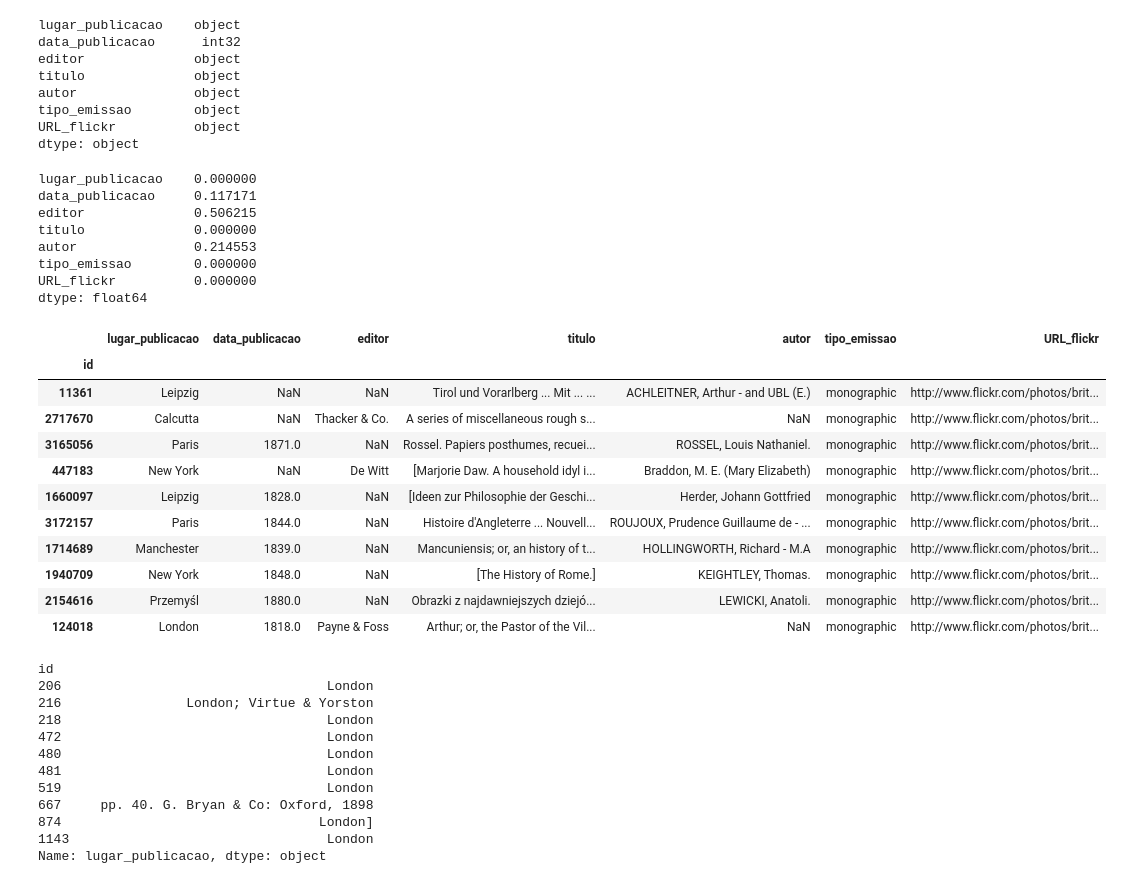
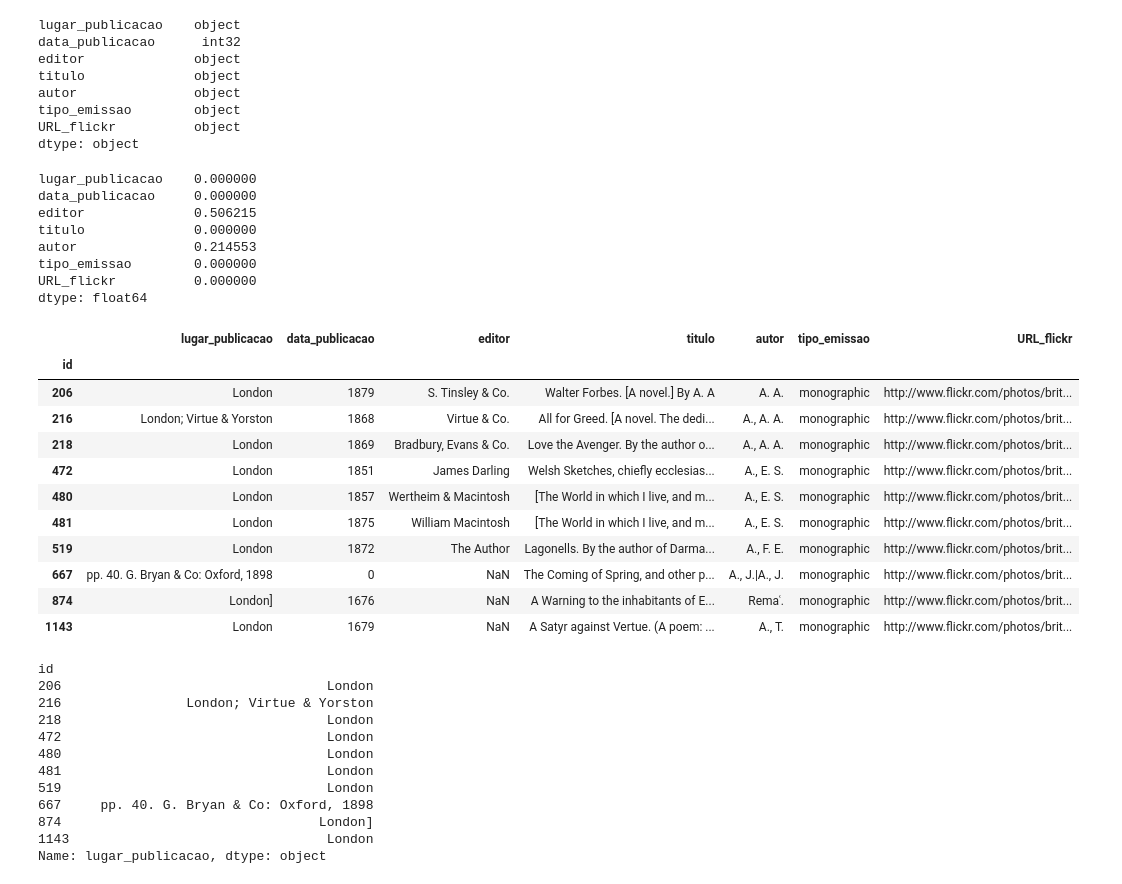
Before and after one commit to daianeuk/python-trn, a Jupyter notebook: pythonic-data-cleaning.ipynb, the cells around one changed output. Drawn from its saved outputs; the diff is of its cells as text; code cells hidden in the pictures.

```diff
--- a/pythonic-data-cleaning.ipynb
+++ b/pythonic-data-cleaning.ipynb
@@ -174,5 +174,5 @@ AttributeError: module 'pandas' has no attribute 'to_int'
 # %%
-dataframe_images_book = dataframe_images_book.fillna(0)
+dataframe_images_book['data_publicacao'] = dataframe_images_book['data_publicacao'].fillna(0)
 # %%
 dicio_conversao = {'data_publicacao': int}
 
@@ -191,7 +191,7 @@ dtype: object
 dataframe_images_book.isnull().sum() / len(dataframe_images_book)
 # %% [output]
 lugar_publicacao    0.000000
-data_publicacao     0.117171
+data_publicacao     0.000000
 editor              0.506215
 titulo              0.000000
 autor               0.214553
@@ -200,20 +200,20 @@ URL_flickr          0.000000
 dtype: float64
 # %%
 
-dataframe_images_book.sample(10)
+dataframe_images_book.head(10)
 # %% [output]
 |  | lugar_publicacao | data_publicacao | editor | titulo | autor | tipo_emissao | URL_flickr |
 | id |  |  |  |  |  |  |  |
-| 11361 | Leipzig | NaN | NaN | Tirol und Vorarlberg ... Mit ... ... | ACHLEITNER, Arthur - and UBL (E.) | monographic | http://www.flickr.com/photos/brit... |
-| 2717670 | Calcutta | NaN | Thacker & Co. | A series of miscellaneous rough s... | NaN | monographic | http://www.flickr.com/photos/brit... |
-| 3165056 | Paris | 1871.0 | NaN | Rossel. Papiers posthumes, recuei... | ROSSEL, Louis Nathaniel. | monographic | http://www.flickr.com/photos/brit... |
-| 447183 | New York | NaN | De Witt | [Marjorie Daw. A household idyl i... | Braddon, M. E. (Mary Elizabeth) | monographic | http://www.flickr.com/photos/brit... |
-| 1660097 | Leipzig | 1828.0 | NaN | [Ideen zur Philosophie der Geschi... | Herder, Johann Gottfried | monographic | http://www.flickr.com/photos/brit... |
-| 3172157 | Paris | 1844.0 | NaN | Histoire d'Angleterre ... Nouvell... | ROUJOUX, Prudence Guillaume de - ... | monographic | http://www.flickr.com/photos/brit... |
-| 1714689 | Manchester | 1839.0 | NaN | Mancuniensis; or, an history of t... | HOLLINGWORTH, Richard - M.A | monographic | http://www.flickr.com/photos/brit... |
-| 1940709 | New York | 1848.0 | NaN | [The History of Rome.] | KEIGHTLEY, Thomas. | monographic | http://www.flickr.com/photos/brit... |
-| 2154616 | Przemyśl | 1880.0 | NaN | Obrazki z najdawniejszych dziejó... | LEWICKI, Anatoli. | monographic | http://www.flickr.com/photos/brit... |
-| 124018 | London | 1818.0 | Payne & Foss | Arthur; or, the Pastor of the Vil... | NaN | monographic | http://www.flickr.com/photos/brit... |
+| 206 | London | 1879 | S. Tinsley & Co. | Walter Forbes. [A novel.] By A. A | A. A. | monographic | http://www.flickr.com/photos/brit... |
+| 216 | London; Virtue & Yorston | 1868 | Virtue & Co. | All for Greed. [A novel. The dedi... | A., A. A. | monographic | http://www.flickr.com/photos/brit... |
+| 218 | London | 1869 | Bradbury, Evans & Co. | Love the Avenger. By the author o... | A., A. A. | monographic | http://www.flickr.com/photos/brit... |
+| 472 | London | 1851 | James Darling | Welsh Sketches, chiefly ecclesias... | A., E. S. | monographic | http://www.flickr.com/photos/brit... |
+| 480 | London | 1857 | Wertheim & Macintosh | [The World in which I live, and m... | A., E. S. | monographic | http://www.flickr.com/photos/brit... |
+| 481 | London | 1875 | William Macintosh | [The World in which I live, and m... | A., E. S. | monographic | http://www.flickr.com/photos/brit... |
+| 519 | London | 1872 | The Author | Lagonells. By the author of Darma... | A., F. E. | monographic | http://www.flickr.com/photos/brit... |
+| 667 | pp. 40. G. Bryan & Co: Oxford, 1898 | 0 | NaN | The Coming of Spring, and other p... | A., J.|A., J. | monographic | http://www.flickr.com/photos/brit... |
+| 874 | London] | 1676 | NaN | A Warning to the inhabitants of E... | Remaʿ. | monographic | http://www.flickr.com/photos/brit... |
+| 1143 | London | 1679 | NaN | A Satyr against Vertue. (A poem: ... | A., T. | monographic | http://www.flickr.com/photos/brit... |
 # %%
 dataframe_images_book['lugar_publicacao'].head(10)
 # %% [output]
```
Also changed, not shown: parts of 11 cells of this notebook, 31 other files.
